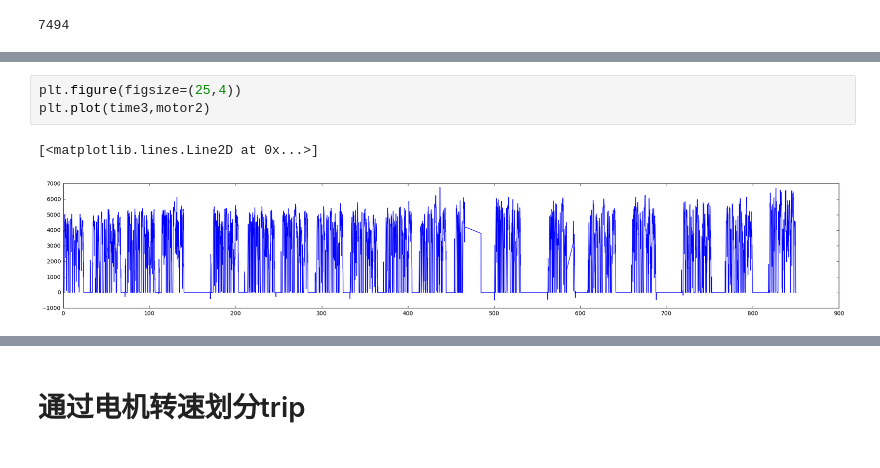
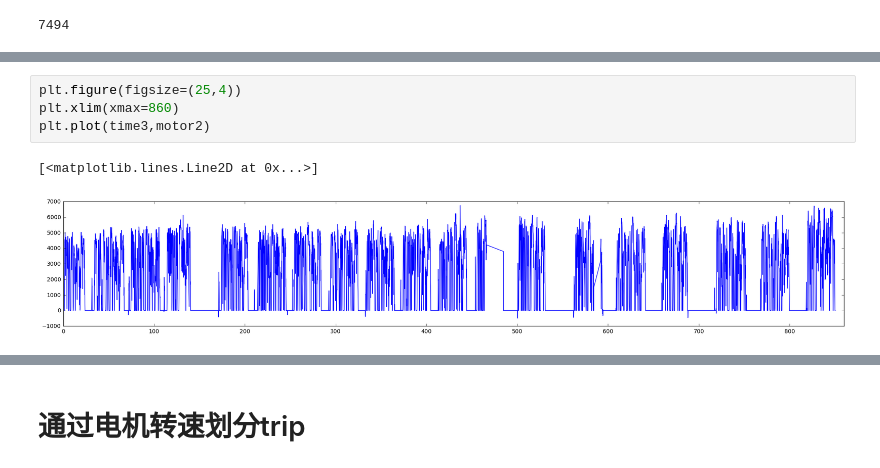
Before and after one commit to 760bdteam/SunwinVehicle_Wzw, a Jupyter notebook: DataAnalysis.ipynb, the cells around one changed output, grey strips where cells are left out. Cells and saved outputs as stored; diff of their text form.

```diff
--- a/DataAnalysis.ipynb
+++ b/DataAnalysis.ipynb
@@ -141,6 +174,7 @@ len(time3)
 # %%
 plt.figure(figsize=(25,4))
+plt.xlim(xmax=860)
 plt.plot(time3,motor2)
 # %% [output]
 [<matplotlib.lines.Line2D at 0x...>]
-[figure, old version]
+[figure, new version]
```
Also changed, not shown: parts of 7 cells of this notebook.
